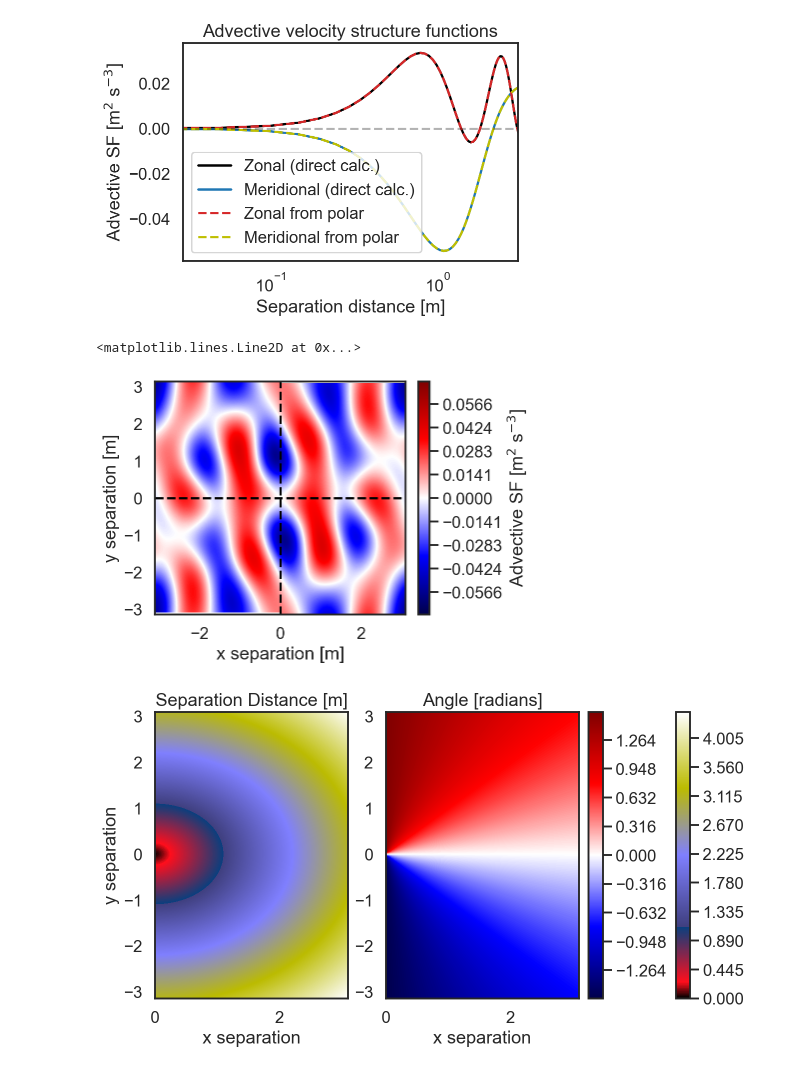
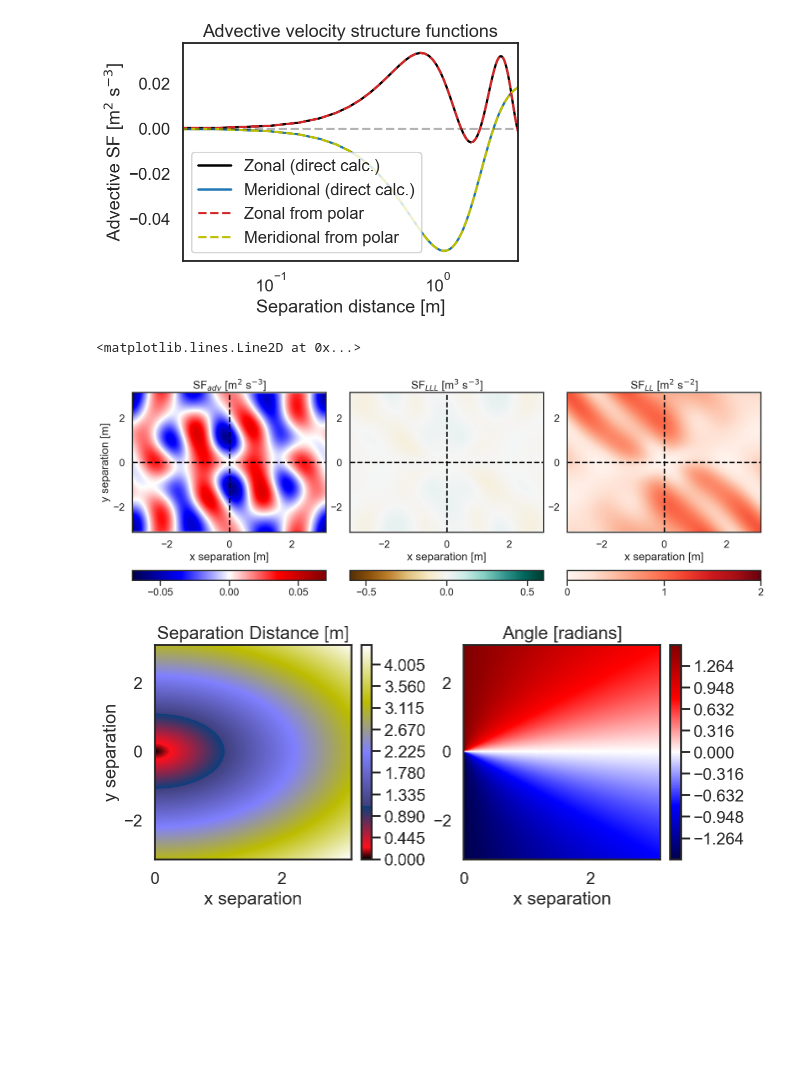
Before and after one commit to cassidymwagner/fluidsf, a Jupyter notebook: examples/2D_Polar_SF_Example.ipynb, the cells around one changed output. Drawn from its saved outputs; the diff is of its cells as text; code cells hidden in the pictures; blank space fills up the shorter version.

```diff
--- a/examples/2D_Polar_SF_Example.ipynb
+++ b/examples/2D_Polar_SF_Example.ipynb
@@ -99,35 +86,62 @@ TwoD_map_x_separations = np.append(-np.flip(sfs_2D_maps['x_separations']), sfs_2
 TwoD_map_y_separations = np.append(-np.flip(sfs_2D_maps['y_separations']), sfs_2D_maps['y_separations'], axis=0)
 TwoD_map_advective_SF = np.append(np.flip(sfs_2D_maps['SF_velocity_advection_xy']),
                                    sfs_2D_maps['SF_velocity_advection_xy'], axis=0)
+TwoD_map_LL_SF = np.append(np.flip(sfs_2D_maps['SF_LL_xy']),
+                                   sfs_2D_maps['SF_LL_xy'], axis=0)
+TwoD_map_LLL_SF = np.append(np.flip(sfs_2D_maps['SF_LLL_xy']),
+                                   sfs_2D_maps['SF_LLL_xy'], axis=0)
 # %%
-fig1, ax2 = plt.subplots(layout='constrained')
+fig, axs = plt.subplots(1,3, figsize=(15,5), layout='constrained')
 
-levels = np.linspace(-0.07, 0.07, 1001)
-
-CS = ax2.contourf(TwoD_map_x_separations,
+Advective = axs[0].contourf(TwoD_map_x_separations,
             TwoD_map_y_separations,
             TwoD_map_advective_SF,
-            levels=levels, cmap=plt.cm.seismic)
+            levels=np.linspace(-0.07, 0.07, 1001),
+                            cmap=plt.cm.seismic)
+axs[0].set_xlabel('x separation [m]')
+axs[0].set_ylabel('y separation [m]')
+axs[0].set_title('SF$_{adv}$ [m$^2$ s$^{-3}$]')
 
-ax2.set_xlabel('x separation [m]')
-ax2.set_ylabel('y separation [m]')
+cbar = fig.colorbar(Advective, ax=axs[0], location='bottom')
+cbar.set_ticks([-0.05, 0, 0.05])
+axs[0].axhline(0, color='black', linestyle='--')
+axs[0].axvline(0, color='black', linestyle='--')
 
-# Make a colorbar for the ContourSet returned by the contourf call.
-cbar = fig1.colorbar(CS)
-cbar.ax.set_ylabel('Advective SF [m$^2$ s$^{-3}$]')
+LLL = axs[1].contourf(TwoD_map_x_separations,
+            TwoD_map_y_separations,
+            TwoD_map_LLL_SF,
+            levels=np.linspace(-0.6, 0.6, 1001),
+                            cmap=plt.cm.BrBG)
+axs[1].set_xlabel('x separation [m]')
+axs[1].set_title('SF$_{LLL}$ [m$^3$ s$^{-3}$]')
 
-ax2.axhline(0, color='black', linestyle='--')
-ax2.axvline(0, color='black', linestyle='--')
+cbar = fig.colorbar(LLL, ax=axs[1], location='bottom')
+cbar.set_ticks([-0.5, 0, 0.5])
+axs[1].axhline(0, color='black', linestyle='--')
+axs[1].axvline(0, color='black', linestyle='--')
+
+LL = axs[2].contourf(TwoD_map_x_separations,
+            TwoD_map_y_separations,
+            TwoD_map_LL_SF,
+            levels=np.linspace(0, 2, 1001),
+                            cmap=plt.cm.Reds)
+axs[2].set_xlabel('x separation [m]')
+axs[2].set_title('SF$_{LL}$ [m$^2$ s$^{-2}$]')
+
+cbar = fig.colorbar(LL, ax=axs[2], location='bottom')
+cbar.set_ticks([0, 1, 2])
+axs[2].axhline(0, color='black', linestyle='--')
+axs[2].axvline(0, color='black', linestyle='--')
 # %% [output]
 <matplotlib.lines.Line2D at 0x...>
-[figure, old version]
+[figure, new version]
 # %%
 # The 2D map modules also output separation distance and angle
 # These could be useful for users, for example when binning or performing analyses
 # Although these properties are not used in this example, we visualize them below
 # to demonstrate how to access and use these arrays
 
-fig, axs = plt.subplots(1,2, figsize=(9,5), layout='constrained')
+fig, axs = plt.subplots(1,2, figsize=(9,4), layout='constrained')
 
 distances = axs[0].contourf(sfs_2D_maps['x_separations'],
             sfs_2D_maps['y_separations'],
@@ -139,7 +153,7 @@ axs[0].set_xlabel('x separation')
 axs[0].set_ylabel('y separation')
 
 # Make a colorbar for the ContourSet returned by the contourf call.
-cbar = fig.colorbar(distances)
+cbar = fig.colorbar(distances, ax=axs[0])
 
 angles = axs[1].contourf(sfs_2D_maps['x_separations'],
             sfs_2D_maps['y_separations'],
@@ -150,6 +164,6 @@ axs[1].set_title('Angle [radians]')
 axs[1].set_xlabel('x separation')
 
 # Make a colorbar for the ContourSet returned by the contourf call.
-cbar = fig.colorbar(angles)
+cbar = fig.colorbar(angles, ax=axs[1])
 # %% [output]
-[figure, old version]
+[figure, new version]
```
Also changed, not shown: parts of 4 cells of this notebook.
